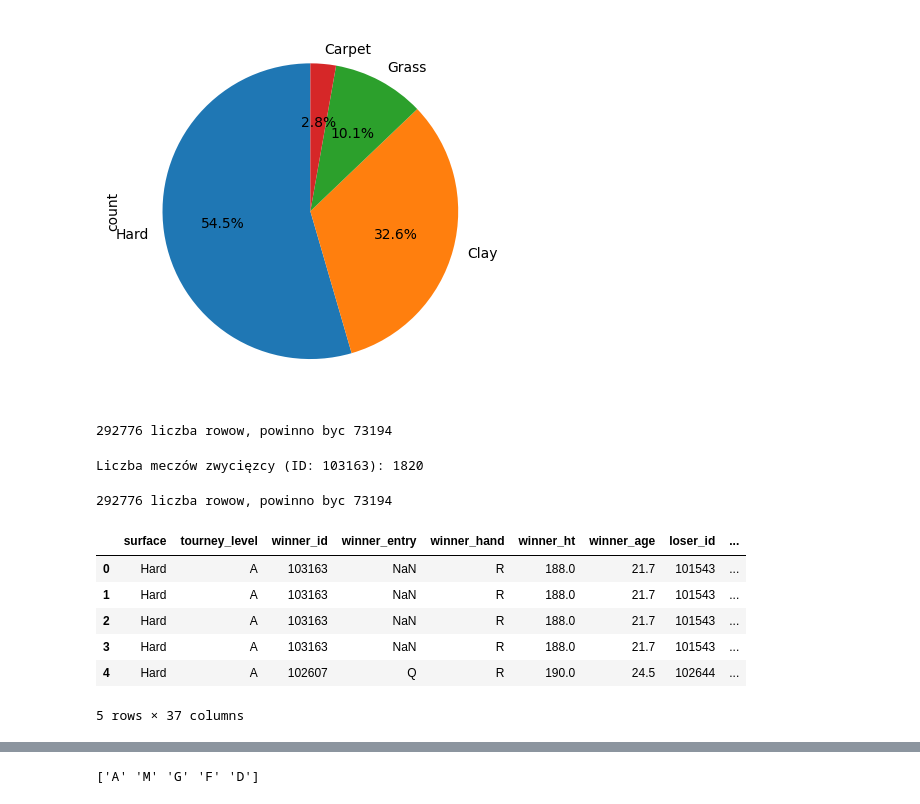
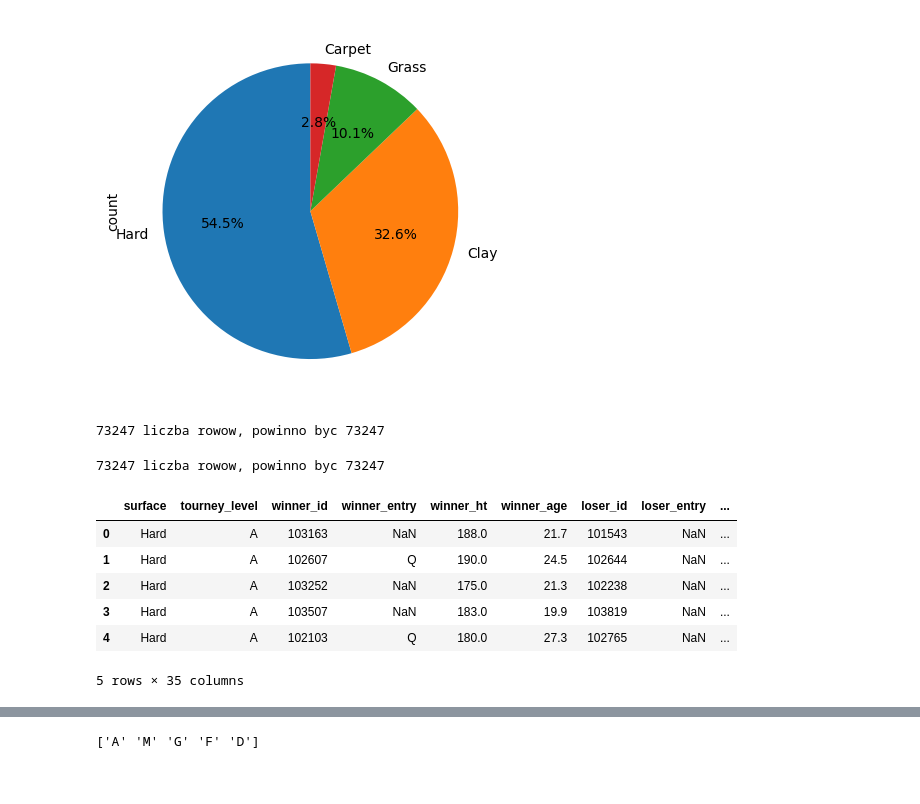
Before and after one commit to stachu213/SiProjekt, a Jupyter notebook: data_eng.ipynb, the cells around one changed output, grey strips where cells are left out. Drawn from its saved outputs; the diff is of its cells as text; code cells hidden in the pictures.

```diff
--- a/data_eng.ipynb
+++ b/data_eng.ipynb
@@ -38,12 +38,12 @@ surface.plot(kind='pie', autopct='%1.1f%%', startangle=90)
 <Axes: ylabel='count'>
 [figure]
 # %%
+# Zamieniamy kolumny statystyk meczowych na ich rolling values
 # Listy kolumn do przetworzenia
 stats = ['ace', 'df', 'svpt', '1stIn', '1stWon', '2ndWon', 'SvGms', 'bpSaved', 'bpFaced']
 columns_for_rolling = [f'w_{col}' for col in stats] + [f'l_{col}' for col in stats]
 
 # Krok 1: Stwórz długi format danych z zawodnikami w jednej kolumnie
-# Zapisz oryginalny indeks do późniejszego scalenia
 tenis_df['match_id'] = tenis_df.index
 
 # Przygotuj dwie ramki danych: dla wygranych i przegranych
@@ -65,18 +65,32 @@ for col in stats:
         lambda x: x.rolling(window=10, min_periods=1).mean().shift(1)
     )
 
-# Krok 3: Rozdziel z powrotem na role winner/loser i scal z oryginalnymi danymi
-# Dla wygranych
-winners_rolling = all_matches[all_matches['match_id'].isin(winners['match_id'])][['match_id'] + [f'rolling_{col}' for col in stats]]
-winners_rolling.columns = ['match_id'] + [f'winner_rolling_{col}' for col in stats]
+# Krok 3: Poprawne mapowanie z powrotem do wygranych/przegranych
+# Dla wygranych: scal tylko rekordy gdzie zawodnik był wygranym
+winners_merged = tenis_df[['match_id', 'winner_id']].merge(
+    all_matches,
+    left_on=['match_id', 'winner_id'],
+    right_on=['match_id', 'player_id'],
+    how='left',
+    suffixes=('', '_winner')
+)[['match_id'] + [f'rolling_{col}' for col in stats]]
 
-# Dla przegranych
-losers_rolling = all_matches[all_matches['match_id'].isin(losers['match_id'])][['match_id'] + [f'rolling_{col}' for col in stats]]
-losers_rolling.columns = ['match_id'] + [f'loser_rolling_{col}' for col in stats]
+# Dla przegranych: scal tylko rekordy gdzie zawodnik był przegranym
+losers_merged = tenis_df[['match_id', 'loser_id']].merge(
+    all_matches,
+    left_on=['match_id', 'loser_id'],
+    right_on=['match_id', 'player_id'],
+    how='left',
+    suffixes=('', '_loser')
+)[['match_id'] + [f'rolling_{col}' for col in stats]]
+
+# Zmiana nazw kolumn dla przejrzystości
+winners_merged.columns = ['match_id'] + [f'winner_rolling_{col}' for col in stats]
+losers_merged.columns = ['match_id'] + [f'loser_rolling_{col}' for col in stats]
 
 # Scal z oryginalną ramką
-tenis_df = tenis_df.merge(winners_rolling, on='match_id', how='left')
-tenis_df = tenis_df.merge(losers_rolling, on='match_id', how='left')
+tenis_df = tenis_df.merge(winners_merged, on='match_id', how='left')
+tenis_df = tenis_df.merge(losers_merged, on='match_id', how='left')
 
 # Usuń zbędne kolumny
 tenis_df.drop(columns=['match_id'] + columns_for_rolling, inplace=True)
@@ -84,38 +98,31 @@ tenis_df.drop(columns=['match_id'] + columns_for_rolling, inplace=True)
 # Zapisz wynik
 tenis_df.to_csv('dane/rolling_corrected.csv', sep=';', index=False)
 # %%
-print(tenis_df.shape[0], 'liczba rowow, powinno byc 73194')
+print(tenis_df.shape[0], 'liczba rowow, powinno byc 73247')
 # %% [output]
-292776 liczba rowow, powinno byc 73194
+73247 liczba rowow, powinno byc 73247
-# %%
-# Sprawdź, ile meczów miał zwycięzca z pierwszego wiersza
-winner_id = tenis_df.loc[0, 'winner_id']
-winner_matches = tenis_df[tenis_df['winner_id'] == winner_id]
-print(f"Liczba meczów zwycięzcy (ID: {winner_id}): {len(winner_matches)}")
-# %% [output]
-Liczba meczów zwycięzcy (ID: 103163): 1820
 # %%
-print(tenis_df.shape[0], 'liczba rowow, powinno byc 73194')
+print(tenis_df.shape[0], 'liczba rowow, powinno byc 73247')
 # %% [output]
-292776 liczba rowow, powinno byc 73194
+73247 liczba rowow, powinno byc 73247
 # %%
 # Usuwamy kolumny ktore naszym zdaniem nie sa potrzebne
 columns_to_drop = [
     'tourney_id', 'tourney_name', 'draw_size', 'match_num', 'winner_seed',
     'winner_name', 'loser_seed', 'winner_ioc', 'loser_name', 'loser_seed',
-    'loser_ioc', 'score', 'tourney_date'
+    'loser_ioc', 'score', 'tourney_date', 'winner_hand', 'loser_hand'
 ]
 
 tenis_df = tenis_df.drop(columns=columns_to_drop)
 tenis_df.head(5)
 # %% [output]
-|  | surface | tourney_level | winner_id | winner_entry | winner_hand | winner_ht | winner_age | loser_id | ... |
-| 0 | Hard | A | 103163 | NaN | R | 188.0 | 21.7 | 101543 | ... |
-| 1 | Hard | A | 103163 | NaN | R | 188.0 | 21.7 | 101543 | ... |
-| 2 | Hard | A | 103163 | NaN | R | 188.0 | 21.7 | 101543 | ... |
-| 3 | Hard | A | 103163 | NaN | R | 188.0 | 21.7 | 101543 | ... |
-| 4 | Hard | A | 102607 | Q | R | 190.0 | 24.5 | 102644 | ... |
+|  | surface | tourney_level | winner_id | winner_entry | winner_ht | winner_age | loser_id | loser_entry | ... |
+| 0 | Hard | A | 103163 | NaN | 188.0 | 21.7 | 101543 | NaN | ... |
+| 1 | Hard | A | 102607 | Q | 190.0 | 24.5 | 102644 | NaN | ... |
+| 2 | Hard | A | 103252 | NaN | 175.0 | 21.3 | 102238 | NaN | ... |
+| 3 | Hard | A | 103507 | NaN | 183.0 | 19.9 | 103819 | NaN | ... |
+| 4 | Hard | A | 102103 | Q | 180.0 | 27.3 | 102765 | NaN | ... |
-5 rows × 37 columns
+5 rows × 35 columns
 # %%
 print(tenis_df.columns)
 # %% [output]
```
Also changed, not shown: parts of 14 cells of this notebook, 1 other file.
